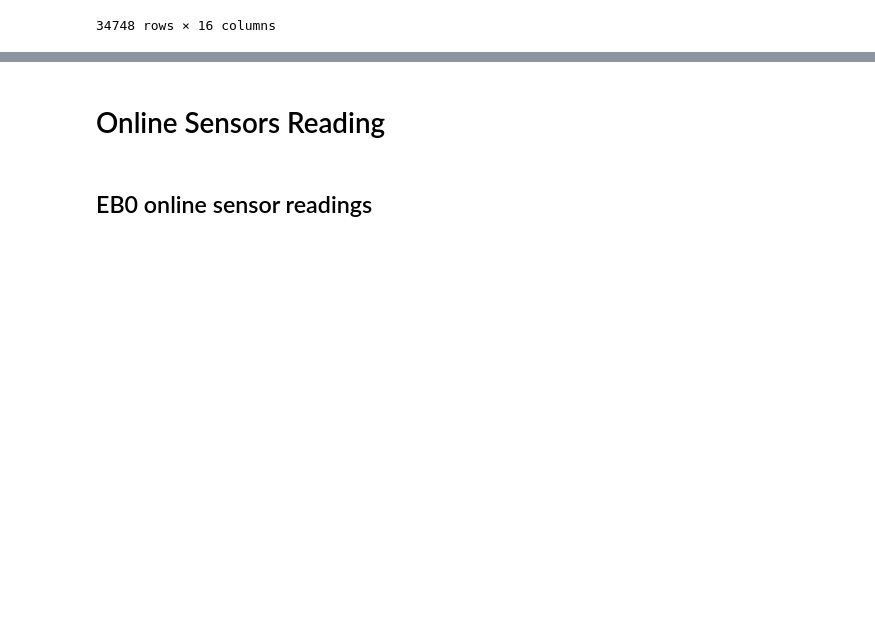
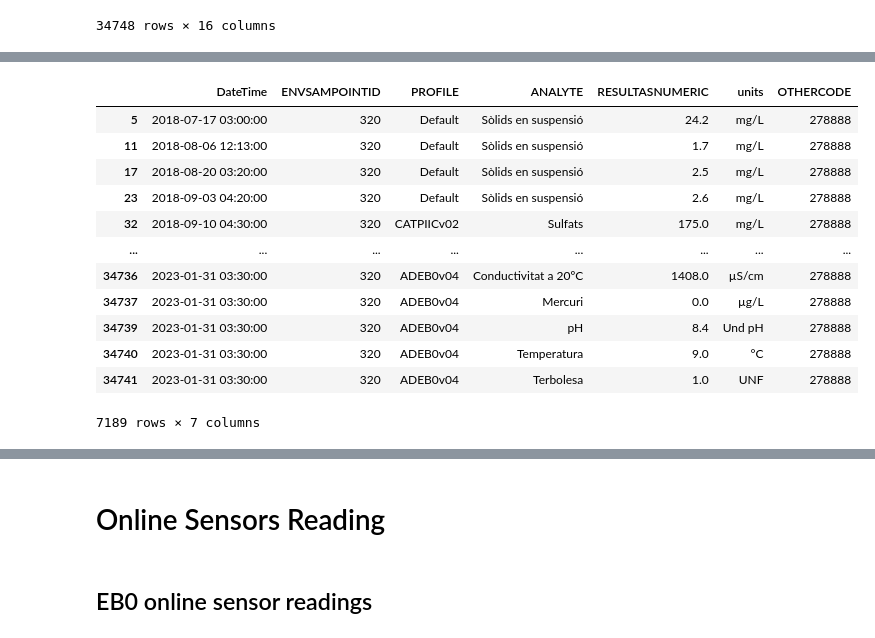
Before and after one commit to MassimilianoArca/SafeCREW, a Jupyter notebook: safecrew/tarragona/data_preprocessing/lab_sensor.ipynb, the cells around one changed output, grey strips where cells are left out. Cells and saved outputs as stored; diff of their text form; code cells hidden in the pictures; blank space fills up the shorter version.

```diff
--- a/safecrew/tarragona/data_preprocessing/lab_sensor.ipynb
+++ b/safecrew/tarragona/data_preprocessing/lab_sensor.ipynb
@@ -102,0 +99,17 @@ eb0_measure_features = [
+# %%
+# Create a new dataframe with only the features of interest, where the name of the features in the list above are in the column 'ANALYTE'
+eb0_features_df = eb0_measure_df[eb0_measure_df["ANALYTE"].isin(eb0_measure_features)]
+
+eb0_features_df.drop(
+    columns=[
+        "any_",
+        "FOLDERNO",
+        "APPRSTS",
+        "CLSAMPNO",
+        "DISPSTS",
+        "TESTNO",
+        "SINONYM",
+        "SINAC_SENDED",
+    ],
+    inplace=True,
+)
@@ -102,0 +142,3 @@ eb0_measure_features = [
+# %%
+eb0_features_df["RESULTASNUMERIC"] = eb0_features_df["RESULTASNUMERIC"].astype(float)
+eb0_targets_df["RESULTASNUMERIC"] = eb0_targets_df["RESULTASNUMERIC"].astype(float)
@@ -102,0 +156,19 @@ eb0_measure_features = [
+# %%
+eb0_features_df.insert(
+    loc=0,
+    column="DateTime",
+    value=pd.to_datetime(
+        eb0_features_df["data"].astype(str) + " " + eb0_features_df["SAMPDATE"].astype(str)
+    ),
+)
+
+eb0_targets_df.insert(
+    loc=0,
+    column='DateTime',
+    value=pd.to_datetime(
+        eb0_targets_df["data"].astype(str) + " " + eb0_targets_df["SAMPDATE"].astype(str)
+    ),
+)
+# %%
+eb0_features_df.drop(columns=["data", "SAMPDATE"], inplace=True)
+eb0_targets_df.drop(columns=["data", "SAMPDATE"], inplace=True)
@@ -102,0 +184,16 @@ eb0_measure_features = [
+# %%
+eb0_features_df
+# %% [output]
+|  | DateTime | ENVSAMPOINTID | PROFILE | ANALYTE | RESULTASNUMERIC | units | OTHERCODE |
+| 5 | 2018-07-17 03:00:00 | 320 | Default | Sòlids en suspensió | 24.2 | mg/L | 278888 |
+| 11 | 2018-08-06 12:13:00 | 320 | Default | Sòlids en suspensió | 1.7 | mg/L | 278888 |
+| 17 | 2018-08-20 03:20:00 | 320 | Default | Sòlids en suspensió | 2.5 | mg/L | 278888 |
+| 23 | 2018-09-03 04:20:00 | 320 | Default | Sòlids en suspensió | 2.6 | mg/L | 278888 |
+| 32 | 2018-09-10 04:30:00 | 320 | CATPIICv02 | Sulfats | 175.0 | mg/L | 278888 |
+| ... | ... | ... | ... | ... | ... | ... | ... |
+| 34736 | 2023-01-31 03:30:00 | 320 | ADEB0v04 | Conductivitat a 20ºC | 1408.0 | µS/cm | 278888 |
+| 34737 | 2023-01-31 03:30:00 | 320 | ADEB0v04 | Mercuri | 0.0 | µg/L | 278888 |
+| 34739 | 2023-01-31 03:30:00 | 320 | ADEB0v04 | pH | 8.4 | Und pH | 278888 |
+| 34740 | 2023-01-31 03:30:00 | 320 | ADEB0v04 | Temperatura | 9.0 | °C | 278888 |
+| 34741 | 2023-01-31 03:30:00 | 320 | ADEB0v04 | Terbolesa | 1.0 | UNF | 278888 |
+7189 rows × 7 columns
```
Also changed, not shown: parts of 37 cells of this notebook, 2 other files.
